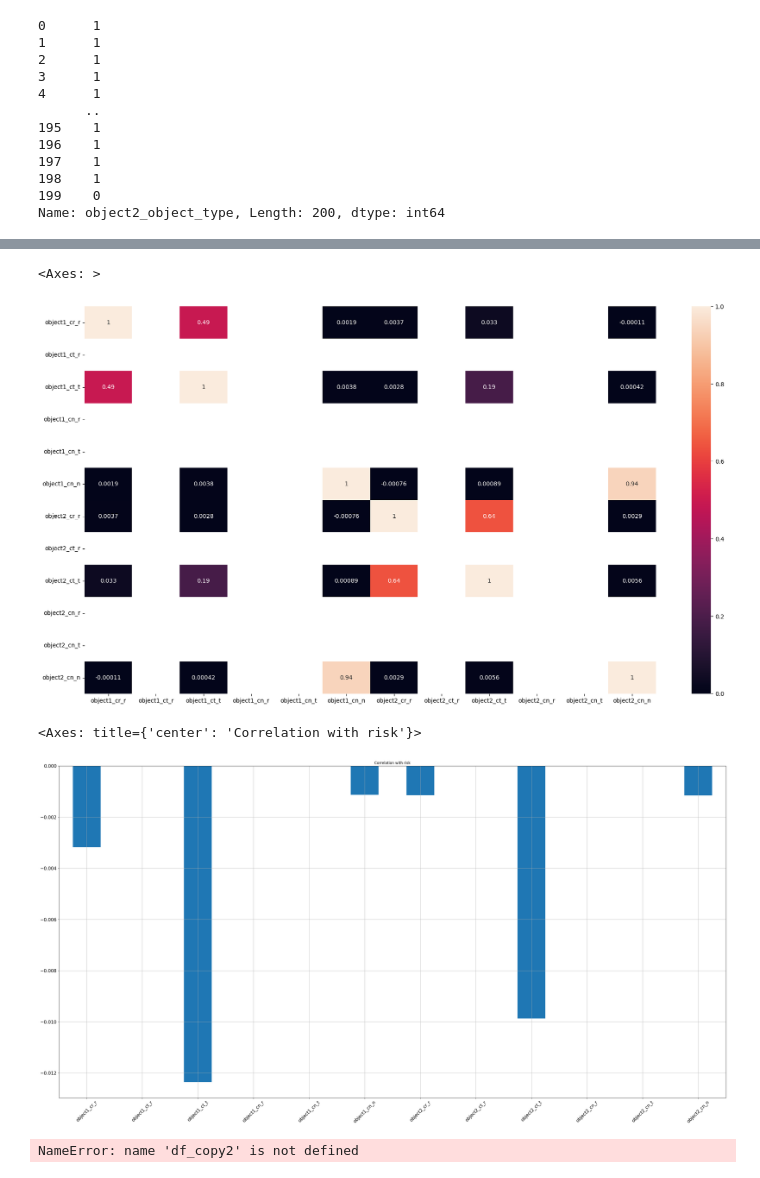
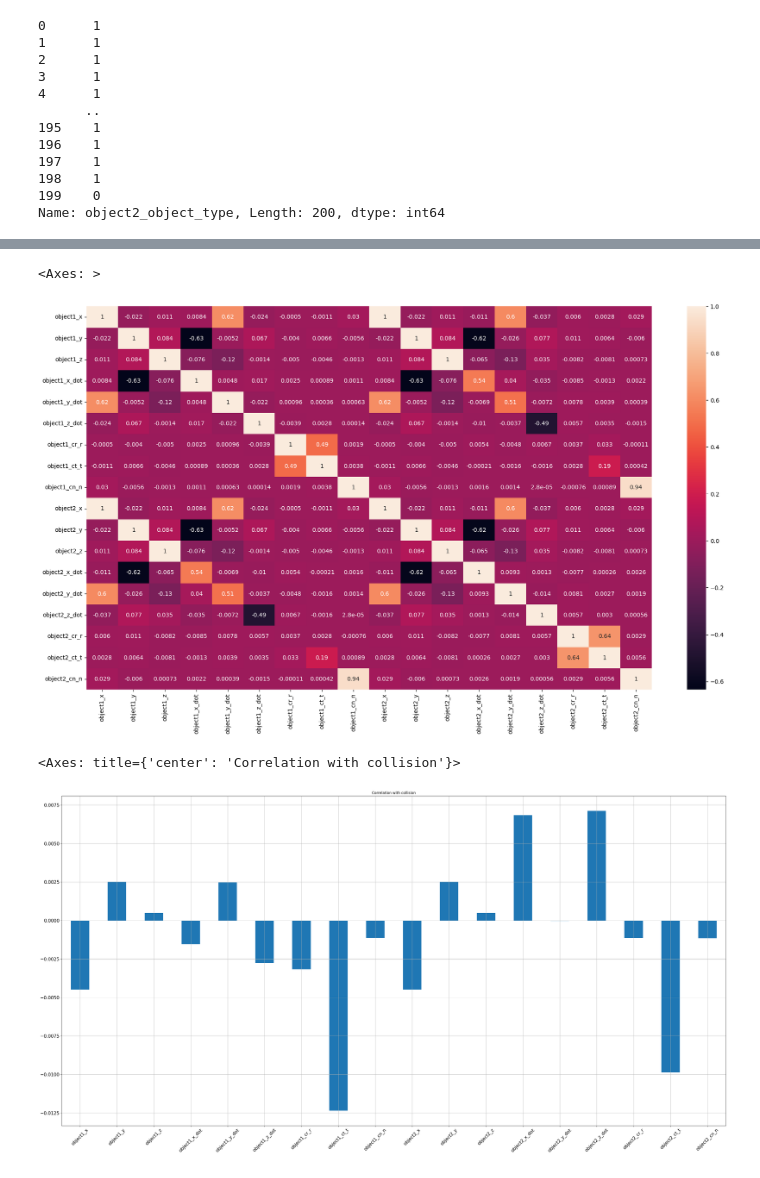
Before and after one commit to ayaemad10/Arduino_Robotics, a Jupyter notebook: model_conjuntion.ipynb, the cells around one changed output, grey strips where cells are left out. Drawn from its saved outputs; the diff is of its cells as text; code cells hidden in the pictures.

```diff
--- a/model_conjuntion.ipynb
+++ b/model_conjuntion.ipynb
@@ -9,7 +9,7 @@ import pandas as pd
 import seaborn as sb
 import numpy as np
 # %%
-data = pd.read_csv("/content/2024_S1_cdm_ccsds.csv")
+data = pd.read_csv("/content/2024_S1_cdm_ccsds_AE.csv")
 df = pd.DataFrame(data)
 # df
 # df.head()
@@ -91,2 +91,9 @@ df.collision_probability
 185511 rows × 1 columns
 dtype: float64
+# %%
+from sklearn.preprocessing import LabelEncoder
+label_encoder = LabelEncoder()
+df["object1_object_type"] = label_encoder.fit_transform(df["object1_object_type"])
+df["object2_object_type"] = label_encoder.fit_transform(df["object2_object_type"])
+print(df["object1_object_type"].head(103))
+print(df["object2_object_type"].head(103))
@@ -259,8 +279,7 @@ df_copy.corrwith(df.collision_probability).plot.bar(figsize=(20,10),title="Corre
 # %%
-#Select next 30 features
-df_copy1 = X_train[['object1_cr_r', 'object1_ct_r', 'object1_ct_t',
-                     'object1_cn_r', 'object1_cn_t', 'object1_cn_n',
-                     'object2_cr_r', 'object2_ct_r', 'object2_ct_t',
-                     'object2_cn_r', 'object2_cn_t', 'object2_cn_n']]
+#Select next 16 features (object2 position, velocity, and covariance terms)
+df_copy1 = X_train[["object1_x","object1_y","object1_z","object1_x_dot","object1_y_dot","object1_z_dot","object1_cr_r","object1_ct_t","object1_cn_n","object2_x","object2_y","object2_z","object2_x_dot","object2_y_dot","object2_z_dot","object2_cr_r","object2_ct_t","object2_cn_n"
+]
+]
 df_copy1
 # %% [output]
@@ -282,9 +301,9 @@ plt.figure(figsize=(22,12))
 sns.heatmap(df_copy1.corr(), annot =True)
 # %% [output]
 <Axes: >
-[figure, old version]
+[figure, new version]
 # %%
-df_copy1.corrwith(df.collision_probability).plot.bar(figsize=(40,20),title="Correlation with risk",fontsize=15,rot=45,grid=True)
+df_copy1.corrwith(df.collision_probability).plot.bar(figsize=(40,20),title="Correlation with collision",fontsize=15,rot=45,grid=True)
 # %% [output]
-<Axes: title={'center': 'Correlation with risk'}>
+<Axes: title={'center': 'Correlation with collision'}>
-[figure, old version]
+[figure, new version]
@@ -298,4 +309,0 @@ sns.heatmap(df_copy2.corr(), annot =True)
-# %%
-df_copy2.corrwith(df.collision_probability).plot.bar(figsize=(40,20),title="Correlation with risk",fontsize=15,rot=45,grid=True)
-# %% [output]
-NameError: name 'df_copy2' is not defined
```
Also changed, not shown: parts of 78 cells of this notebook.
